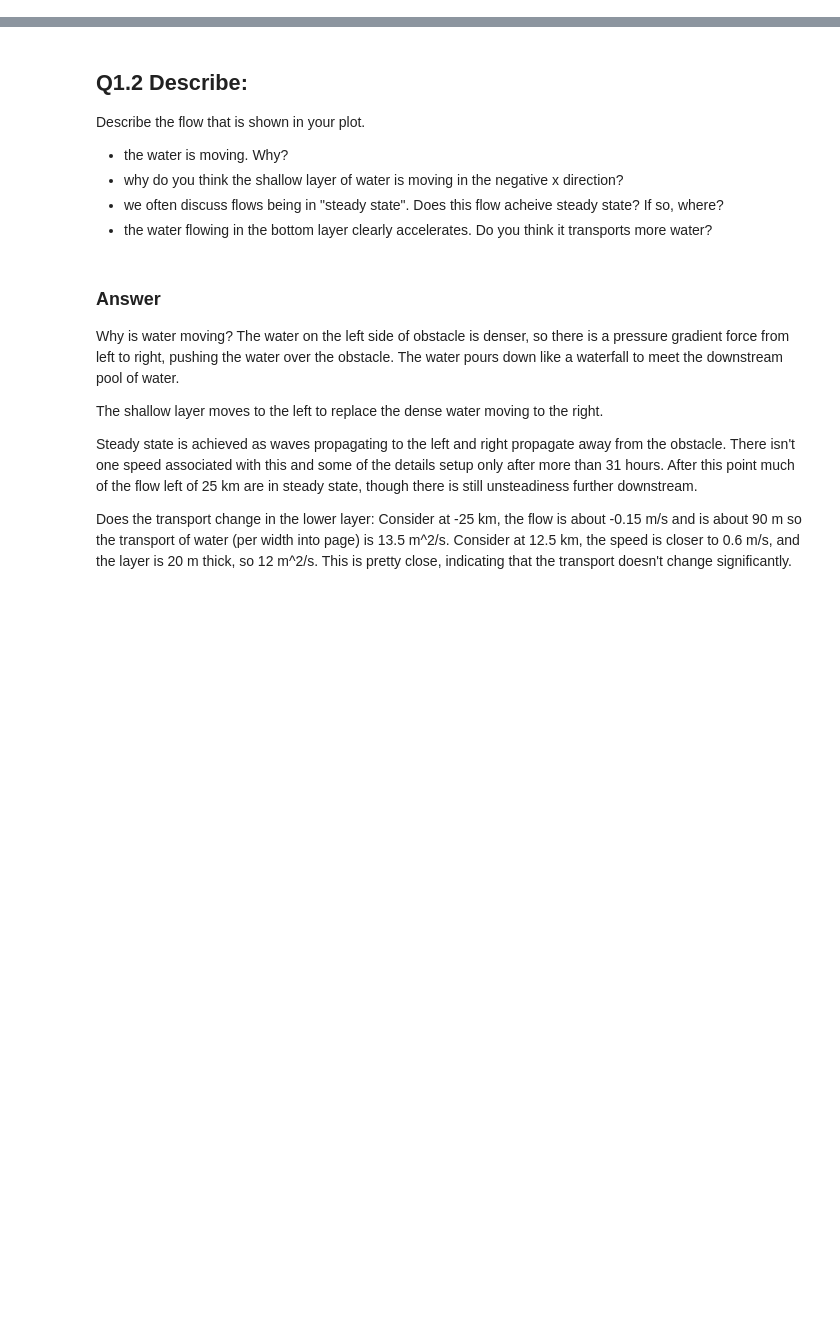
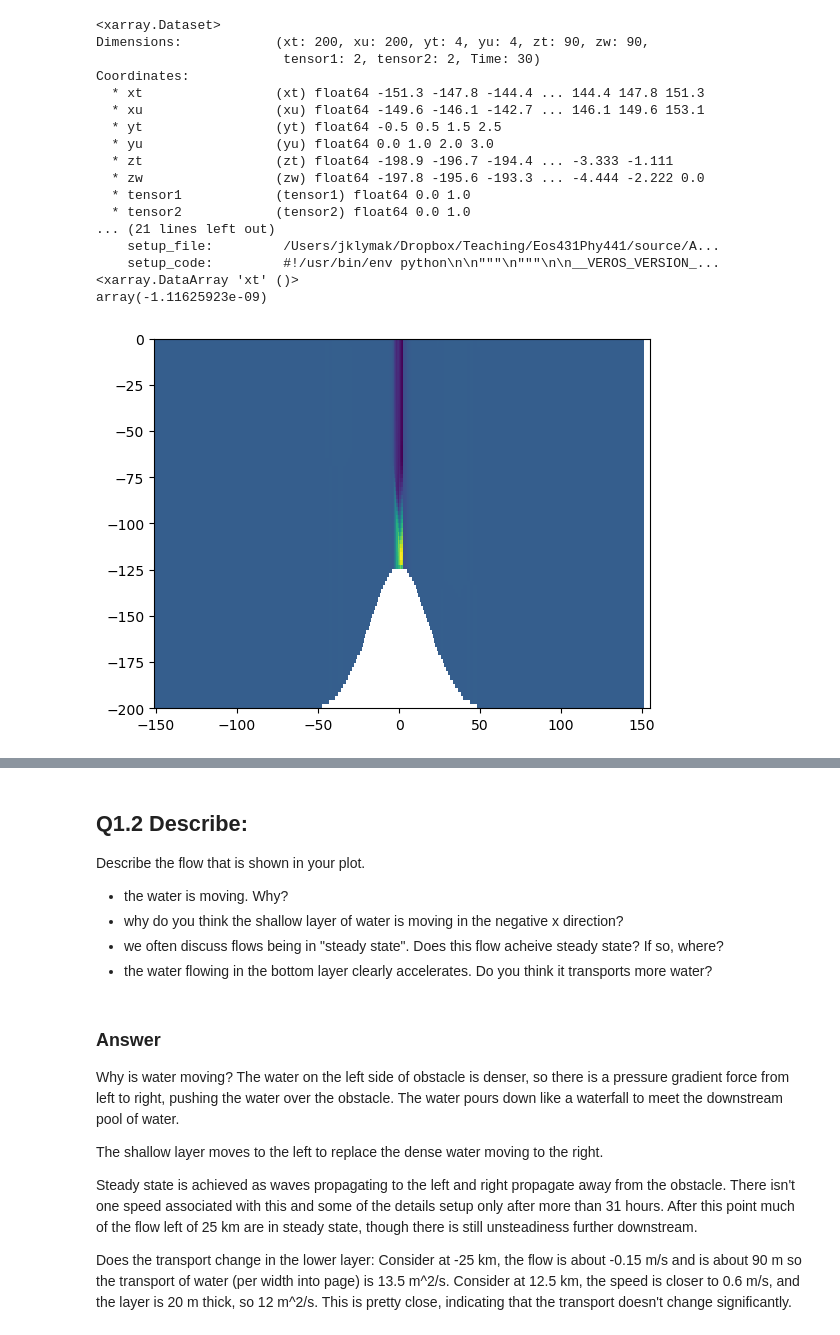
Before and after one commit to jklymak/Eos431Phy441, a Jupyter notebook: _sources/solution/Assign0/Assignment0.ipynb, the cells around one changed output, grey strips where cells are left out. Drawn from its saved outputs; the diff is of its cells as text; code cells hidden in the pictures; blank space fills up the shorter version.

```diff
--- a/_sources/solution/Assign0/Assignment0.ipynb
+++ b/_sources/solution/Assign0/Assignment0.ipynb
@@ -54,6 +55,33 @@ import matplotlib.pyplot as plt
 # %%
 # use the matplotlib widget
 %matplotlib widget
+# %%
+with xr.open_dataset('hydraulic.snapshot.nc') as ds0:
+    print(ds0)
+    print(ds0.xt.mean())
+
+    ds0 = ds0.isel(Time=0, yt=1, yu=1)
+    fig, ax = plt.subplots()
+    ax.pcolormesh(ds0.xu, ds0.zt, ds0.u)
+# %% [output]
+<xarray.Dataset>
+Dimensions:            (xt: 200, xu: 200, yt: 4, yu: 4, zt: 90, zw: 90,
+                        tensor1: 2, tensor2: 2, Time: 30)
+Coordinates:
+  * xt                 (xt) float64 -151.3 -147.8 -144.4 ... 144.4 147.8 151.3
+  * xu                 (xu) float64 -149.6 -146.1 -142.7 ... 146.1 149.6 153.1
+  * yt                 (yt) float64 -0.5 0.5 1.5 2.5
+  * yu                 (yu) float64 0.0 1.0 2.0 3.0
+  * zt                 (zt) float64 -198.9 -196.7 -194.4 ... -3.333 -1.111
+  * zw                 (zw) float64 -197.8 -195.6 -193.3 ... -4.444 -2.222 0.0
+  * tensor1            (tensor1) float64 0.0 1.0
+  * tensor2            (tensor2) float64 0.0 1.0
+... (21 lines left out)
+    setup_file:         /Users/jklymak/Dropbox/Teaching/Eos431Phy441/source/A...
+    setup_code:         #!/usr/bin/env python\n\n"""\n"""\n\n__VEROS_VERSION_...
+<xarray.DataArray 'xt' ()>
+array(-1.11625923e-09)
+[figure, added]
 # %%
 
 with xr.open_dataset('hydraulic.snapshot.nc') as ds0:
```
Also changed, not shown: parts of 4 cells of this notebook, 42 other files.
